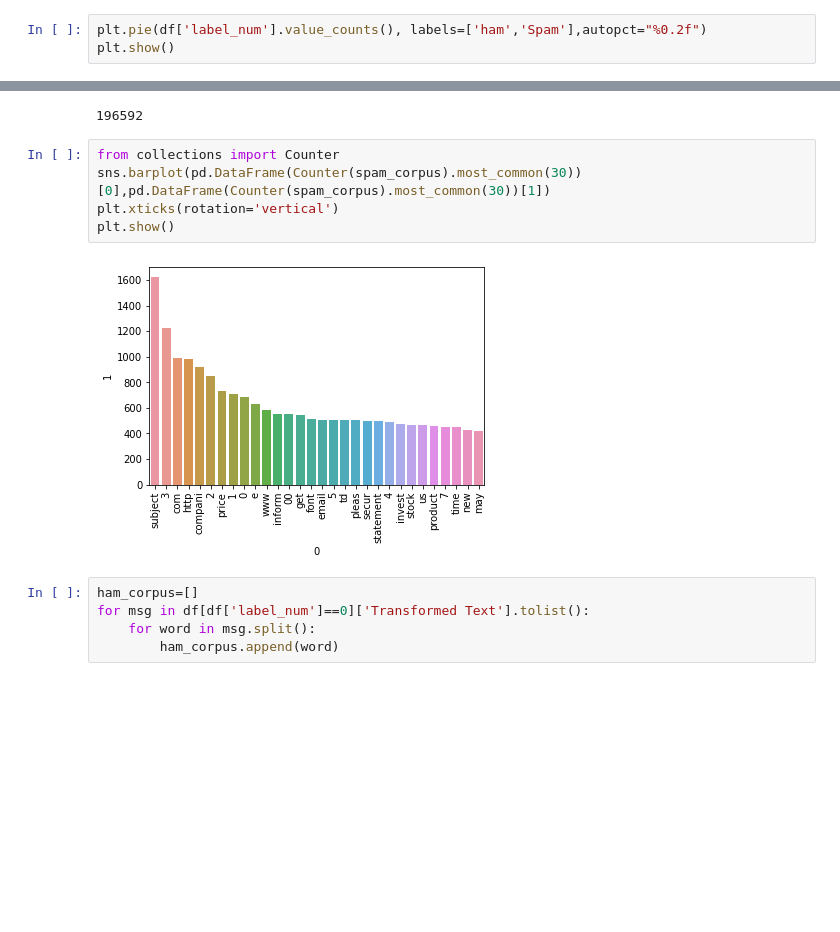
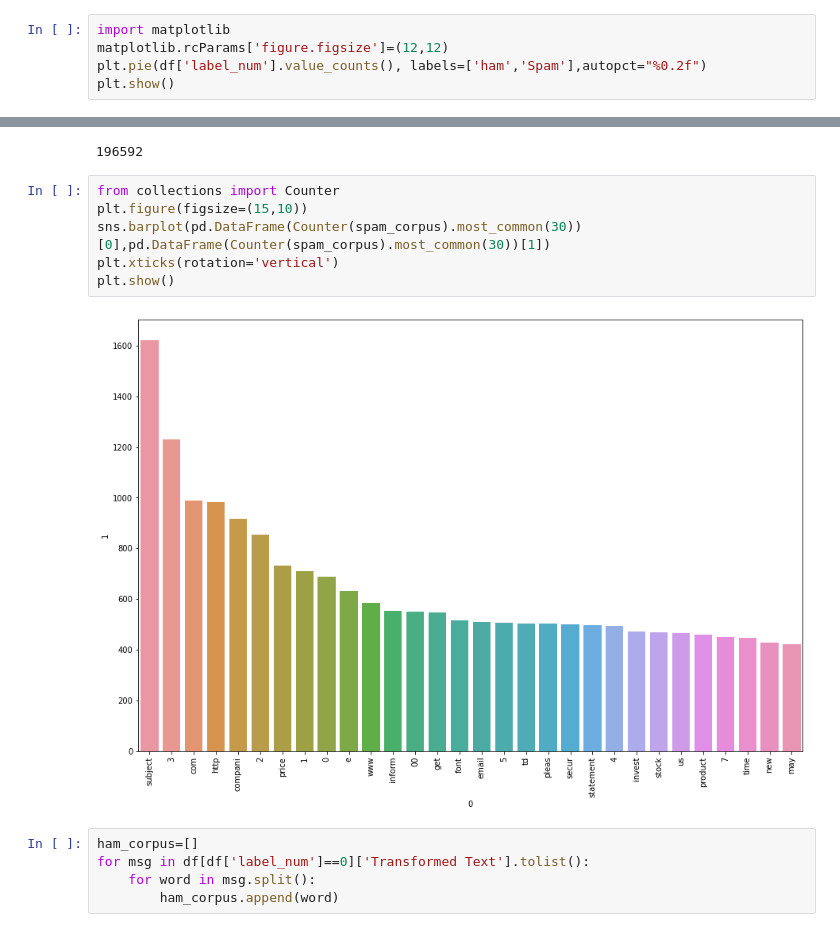
Before and after one commit to Ashutoshcs40all/code-cave, a Jupyter notebook: archive (2) email N2/Email Spam Classifier.ipynb, the cells around one changed output, grey strips where cells are left out. Saved outputs shown, nothing was run; the diff lists cells and outputs as text; blank space fills up the shorter version.

```diff
--- a/archive (2) email N2/Email Spam Classifier.ipynb
+++ b/archive (2) email N2/Email Spam Classifier.ipynb
@@ -102,6 +121,8 @@ df['label_num'].value_counts()
 1    1462
 Name: label_num, dtype: int64
 # %%
+import matplotlib
+matplotlib.rcParams['figure.figsize']=(12,12)
 plt.pie(df['label_num'].value_counts(), labels=['ham','Spam'],autopct="%0.2f")
 plt.show()
 # %% [output]
@@ -310,11 +332,12 @@ len(spam_corpus)
 196592
 # %%
 from collections import Counter
+plt.figure(figsize=(15,10))
 sns.barplot(pd.DataFrame(Counter(spam_corpus).most_common(30))[0],pd.DataFrame(Counter(spam_corpus).most_common(30))[1])
 plt.xticks(rotation='vertical')
 plt.show()
 # %% [output]
-[figure, old version]
+[figure, new version]
 # %%
 ham_corpus=[]
 for msg in df[df['label_num']==0]['Transformed Text'].tolist():
```
Also changed, not shown: parts of 38 cells of this notebook, 9 other files.
